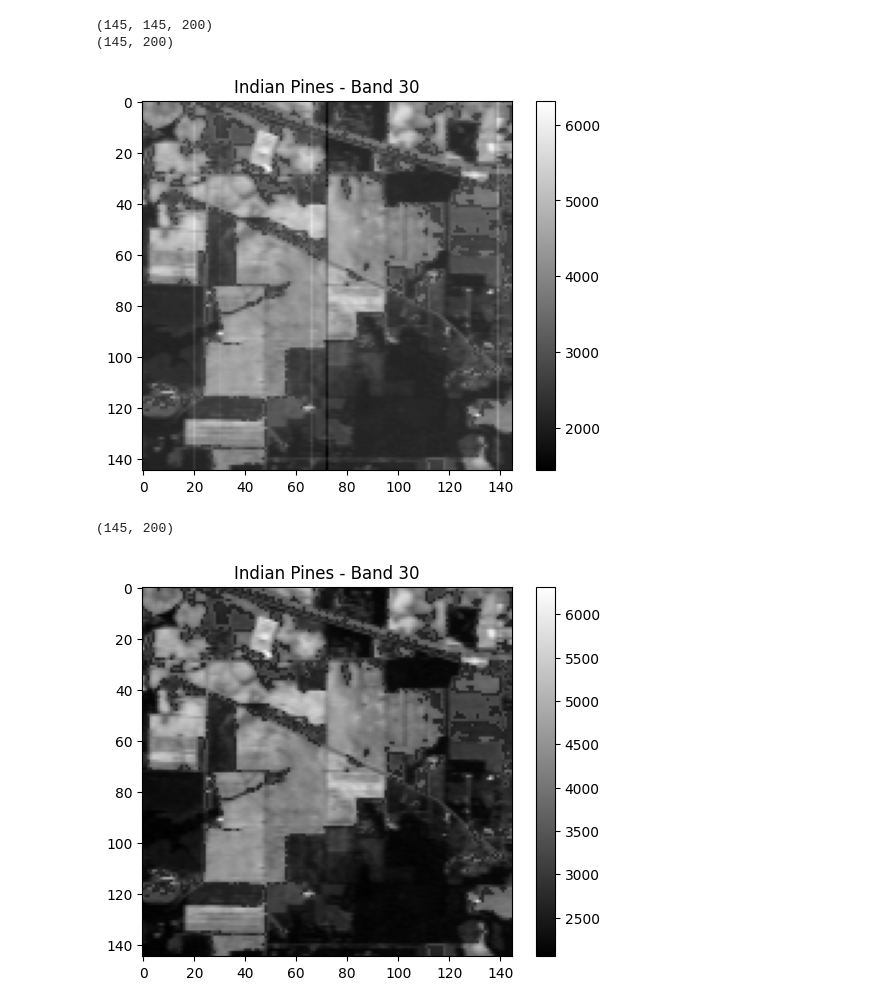
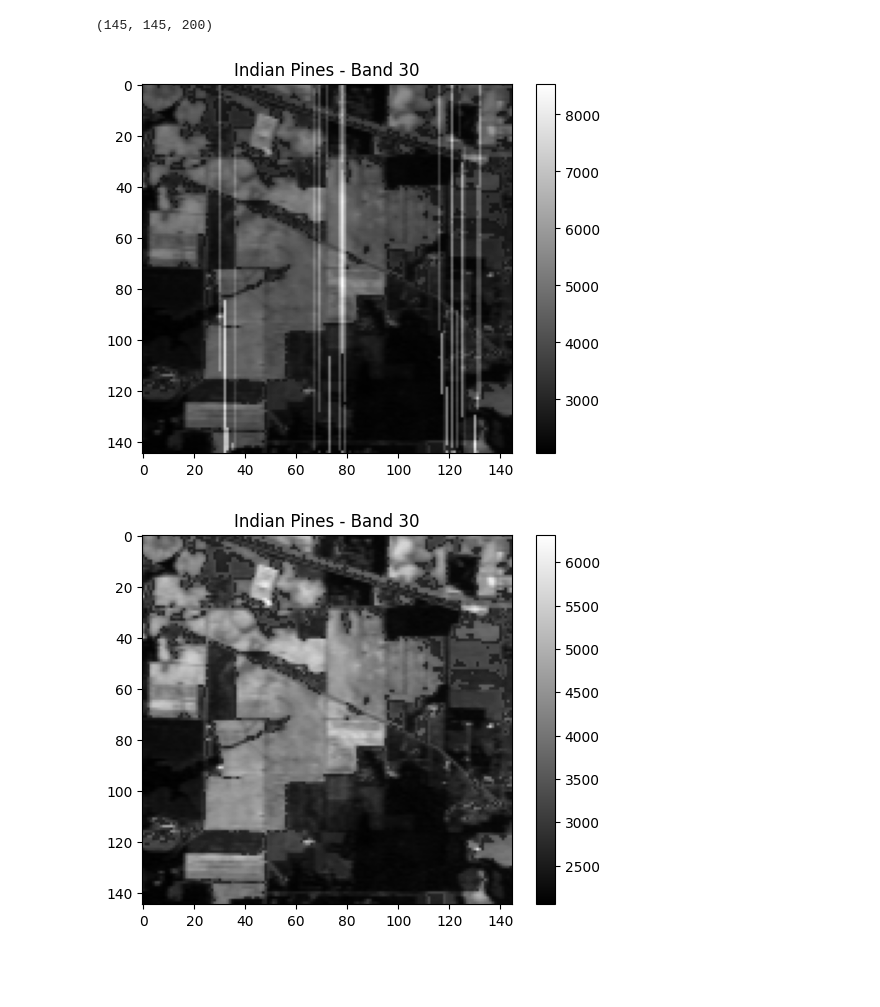
Before and after one commit to utat-ss/FINCH-destriping, a Jupyter notebook: destriping/augmentation_pipeline/apply_stripes_indian_pines.ipynb, the cells around one changed output. Cells and saved outputs as stored; diff of their text form; code cells hidden in the pictures; blank space fills up the shorter version.

Commit message:
bug fixes with line intensity

```diff
--- a/destriping/augmentation_pipeline/apply_stripes_indian_pines.ipynb
+++ b/destriping/augmentation_pipeline/apply_stripes_indian_pines.ipynb
@@ -1,44 +1,55 @@
 # %%
 import scipy.io
 import matplotlib.pyplot as plt
+import numpy as np
 import apply_stripes as ap
 
 ## testing
 # [row][col] => # apply to all rows depending on the x pos [ : ] [col]
 f = scipy.io.loadmat("../../datasets/Indian_pines_corrected.mat")
 indian_pines_data = f['indian_pines_corrected']
 print(indian_pines_data.shape)
 # Choose a specific band to visualize (you can change the band index as needed)
 band_index = 29
 # selected_band = indian_pines_data[:, :, band_index]
 
 # Plot the selected band
 # plt.imshow(selected_band, cmap='gray')
 # plt.title(f"Indian Pines - Band {band_index + 1}")
 # plt.colorbar()
 # plt.show()
+test_configs = {
+    'snp_noise': False,
+    'gaussian_noise': False,
+    'clusters': True,
+    'fragmented': True,
+    'by_layers': True,
+    'stripe_frequency': 0.1,
+    'stripe_intensity': 0.9,
+    'salt':-1,
+    'pepper':-1,
+    'max_clusters': 10,
+    'bit': 16
+}
+
+# one problem; it adds noise to the entire layer instead of only the select lines sometimes
+striped = ap.add_stripes(indian_pines_data, test_configs)
+selected_band = striped[:, :, band_index]
+# unique_columns = np.all(selected_band == indian_pines_data[:,:,band_index], axis=0)
 
 
-striped = ap.add_stripes(indian_pines_data)
-selected_band = striped[:, :, band_index]
-
-print(striped[:,1,:].shape)
 plt.imshow(selected_band, cmap='gray')
 plt.title(f"Indian Pines - Band {band_index + 1}")
 plt.colorbar()
 plt.show()
 # %% [output]
 (145, 145, 200)
-(145, 200)
-[figure, old version]
+[figure, new version]
 # %%
-selected_band = indian_pines_data[:, :, band_index]
 
-print(striped[:,1,:].shape)
-plt.imshow(selected_band, cmap='gray')
+plt.imshow(indian_pines_data[:, :, band_index], cmap='gray')
 plt.title(f"Indian Pines - Band {band_index + 1}")
 plt.colorbar()
 plt.show()
 # %% [output]
-(145, 200)
 [figure]
```
Also changed, not shown: 1 other file.
